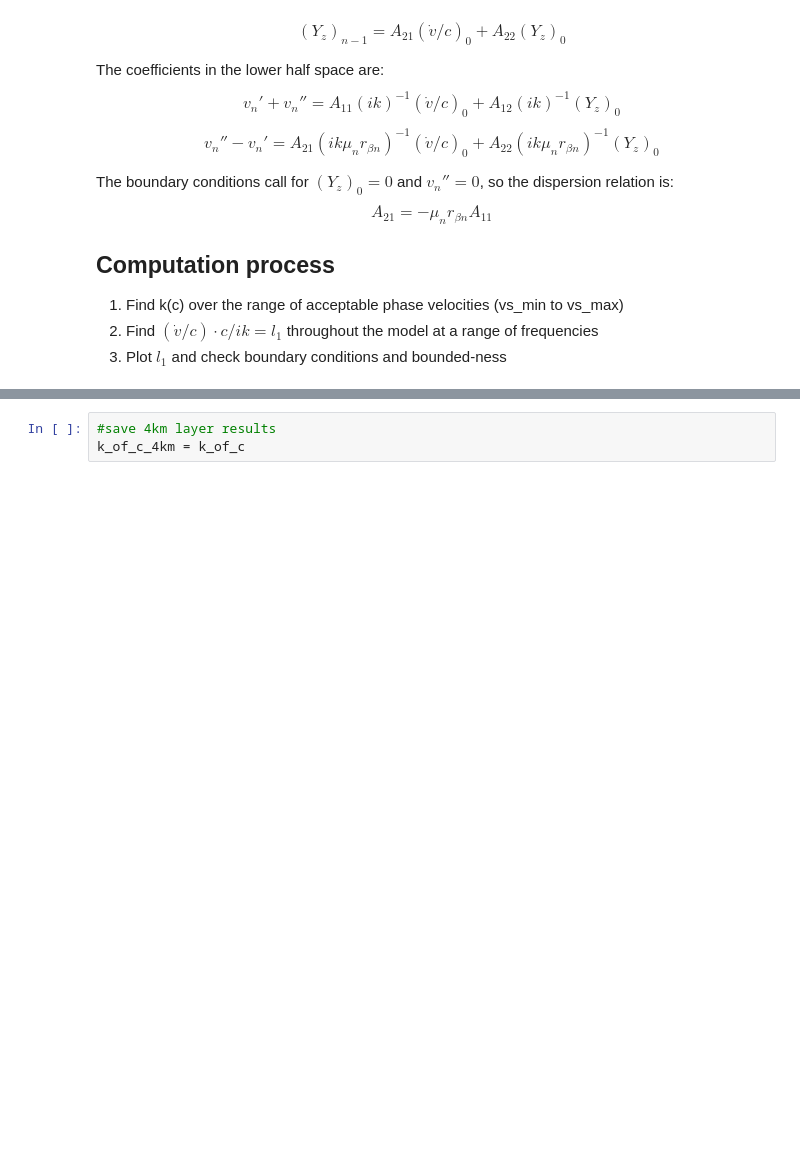
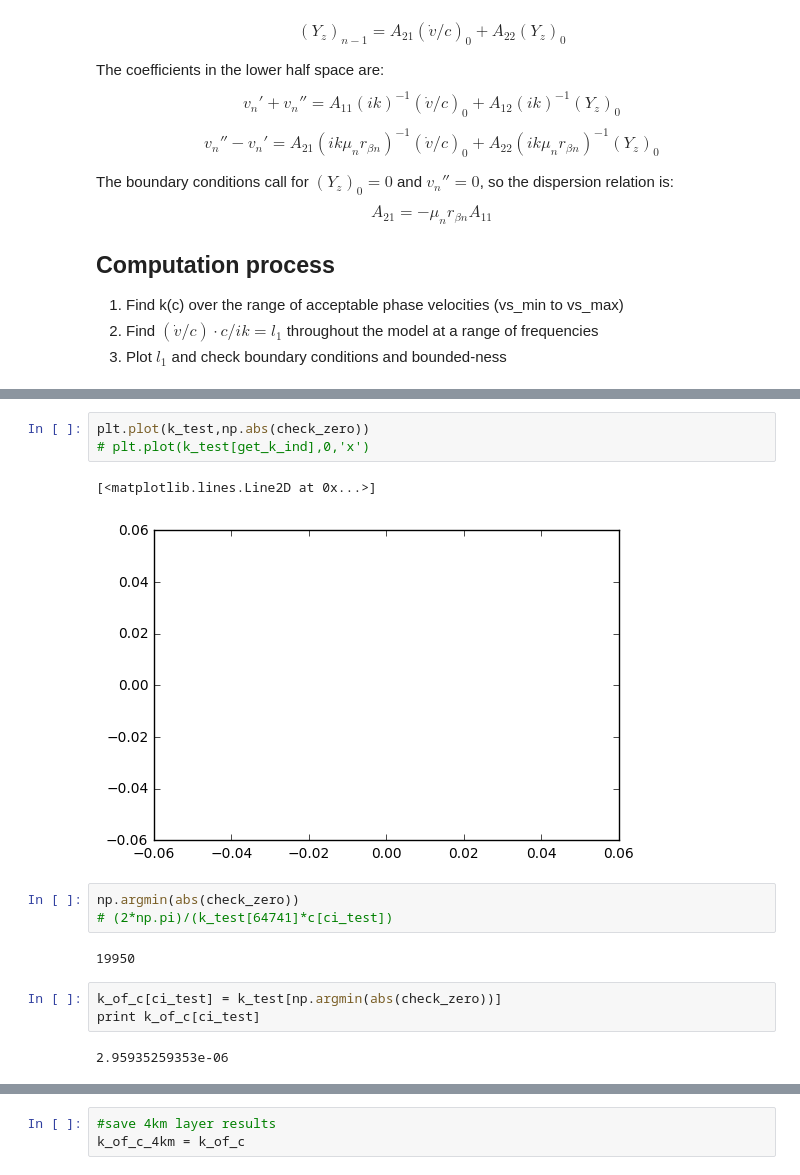
Before and after one commit to njlindsey/EPS298, a Jupyter notebook: mode_sum_haskell.ipynb, the cells around one changed output, grey strips where cells are left out. Drawn from its saved outputs; the diff is of its cells as text; blank space fills up the shorter version.

```diff
--- a/mode_sum_haskell.ipynb
+++ b/mode_sum_haskell.ipynb
@@ -119,0 +160,16 @@ print A
+# %%
+plt.plot(k_test,np.abs(check_zero))
+# plt.plot(k_test[get_k_ind],0,'x')
+# %% [output]
+[<matplotlib.lines.Line2D at 0x...>]
+[figure, added]
+# %%
+np.argmin(abs(check_zero))
+# (2*np.pi)/(k_test[64741]*c[ci_test])
+# %% [output]
+19950
+# %%
+k_of_c[ci_test] = k_test[np.argmin(abs(check_zero))]
+print k_of_c[ci_test]
+# %% [output]
+2.95935259353e-06
```
Also changed, not shown: parts of 26 cells of this notebook, 3 other files.
